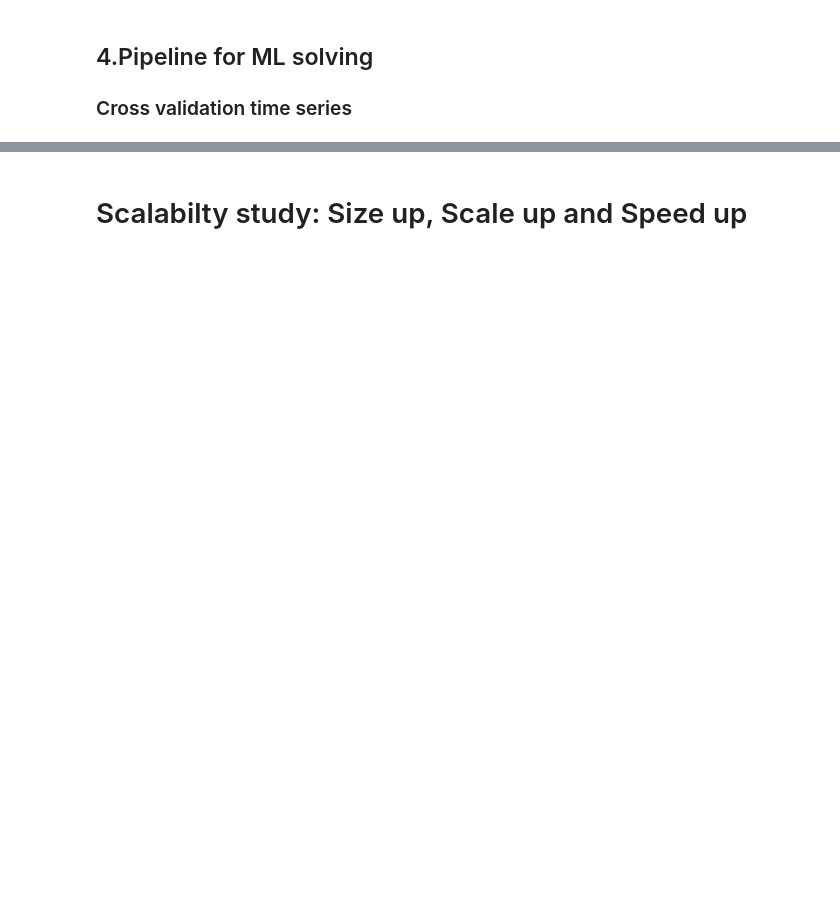
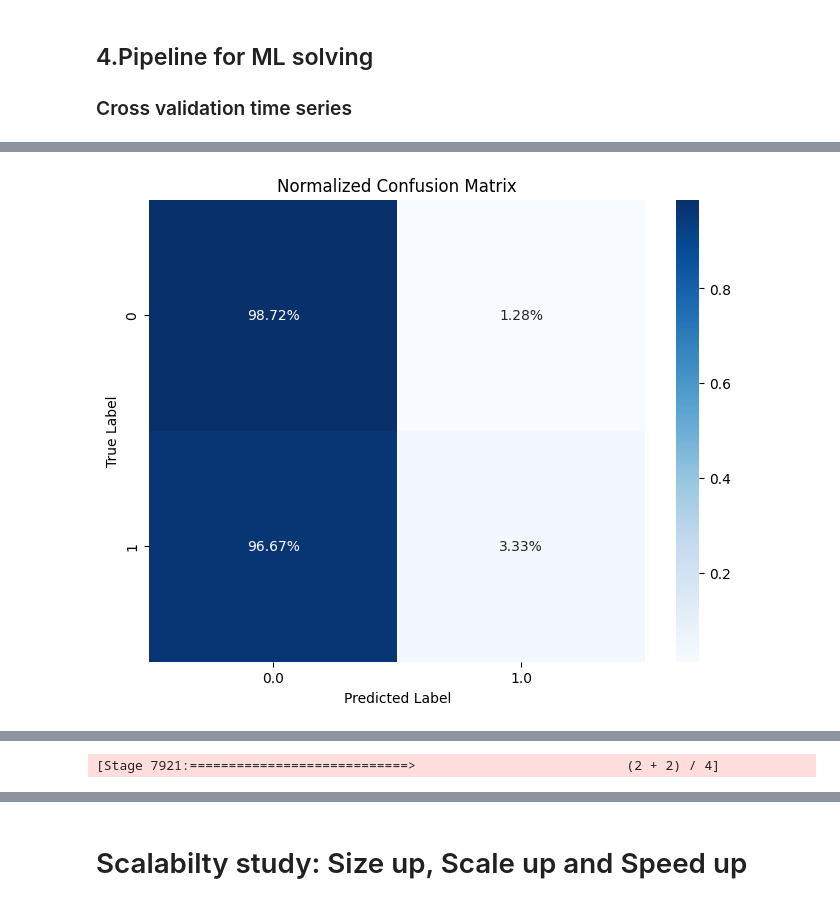
Before and after one commit to Iker-Jauregui/LSDA_Final_Project, a Jupyter notebook: uk_police_notebook.ipynb, the cells around one changed output, grey strips where cells are left out. Saved outputs shown, nothing was run; the diff lists cells and outputs as text; code cells hidden in the pictures; blank space fills up the shorter version.

```diff
--- a/uk_police_notebook.ipynb
+++ b/uk_police_notebook.ipynb
@@ -397,6 +398,8 @@ We decided to use the **`police_force`** as our primary geographical feature ins
 The main idea is: instead of trying to track every single floor tile a person steps on, it’s much more useful to know which building they are in and what the rules are there. By focusing on the police force, we can see the institutional "vibe" and specific policies of a whole department like comparing the Metropolitan Police to Greater Manchester making our bias audit much clearer, more scalable, and way more professional.
 # %%
 cols_to_drop = [
+    "is_person",
+    "strip_search",
     "latitude",
     "longitude",
     "street_id",
@@ -681,43 +713,39 @@ DecisionTreeClassificationModel: uid=DecisionTreeClassifier_3adb7a4709d8, depth=
 # %%
+import matplotlib.pyplot as plt
+import seaborn as sns
+import pandas as pd
 from pyspark.ml.evaluation import BinaryClassificationEvaluator, MulticlassClassificationEvaluator
 from pyspark.sql import functions as F
 
-# 1. Obtener el mejor modelo del cross-validator
+# 1. Get the best model from the cross-validator
 best_model = cv_model.bestModel
 
-# 2. Preparar el dataset de test (aplicar las mismas transformaciones)
-
+# 2. Prepare the test dataset (apply the same transformations)
 print(f"Test data size: {test_df.count()}")
 
-# 3. Hacer predicciones
+# 3. Make predictions
 predictions = best_model.transform(test_df)
 
-# 4. Mostrar algunas predicciones
+# 4. Show some predictions
 print("\nSample predictions:")
 predictions.select("legal_action_taken", "prediction", "probability").show(10, truncate=False)
 
-# 5. Evaluar métricas
+# 5. Evaluate metrics
 
-# Métricas de clasificación binaria
-binary_evaluator_auc = BinaryClassificationEvaluator(
+# --- Binary Classification Metrics (AUC-ROC, AUC-PR) ---
+binary_evaluator = BinaryClassificationEvaluator(
     labelCol="legal_action_taken",
-    rawPredictionCol="rawPrediction",
-    metricName="areaUnderROC"
+    rawPredictionCol="rawPrediction"
 )
 
-binary_evaluator_pr = BinaryClassificationEvaluator(
-    labelCol="legal_action_taken",
-    rawPredictionCol="rawPrediction",
-    metricName="areaUnderPR"
-)
-
-auc = binary_evaluator_auc.evaluate(predictions)
-auc_pr = binary_evaluator_pr.evaluate(predictions)
+auc = binary_evaluator.evaluate(predictions, {binary_evaluator.metricName: "areaUnderROC"})
+auc_pr = binary_evaluator.evaluate(predictions, {binary_evaluator.metricName: "areaUnderPR"})
 
 print(f"\nArea Under ROC Curve (AUC-ROC): {auc:.4f}")
 print(f"Area Under PR Curve (AUC-PR): {auc_pr:.4f}")
 
-# Métricas multiclase (Accuracy, Precision, Recall, F1)
+# --- Multiclass Metrics (Accuracy, F1, Precision, Recall) ---
+# CORRECCIÓN: Usamos MulticlassClassificationEvaluator aquí
 multiclass_evaluator = MulticlassClassificationEvaluator(
     labelCol="legal_action_taken",
     predictionCol="prediction"
@@ -733,17 +761,38 @@ print(f"Weighted Precision: {precision:.4f}")
 print(f"Weighted Recall: {recall:.4f}")
 print(f"F1 Score: {f1:.4f}")
 
-# 6. Matriz de confusión
-print("\nConfusion Matrix:")
-predictions.groupBy("legal_action_taken", "prediction").count().orderBy("legal_action_taken", "prediction").show()
+# 6. Confusion Matrix (Plotting Normalized)
+print("\nConfusion Matrix (Raw Counts):")
+# We calculate counts in Spark
+conf_matrix_spark = predictions.groupBy("legal_action_taken", "prediction").count()
+conf_matrix_spark.orderBy("legal_action_taken", "prediction").show()
 
-# 7. Métricas por clase
+# Convert to Pandas for plotting
+cm_pd = conf_matrix_spark.toPandas()
+
+# Create a pivot table: Index=Actual, Columns=Predicted
+cm_pivot = cm_pd.pivot(index='legal_action_taken', columns='prediction', values='count').fillna(0)
+# Sort index/columns to ensure order 0, 1...
+cm_pivot = cm_pivot.sort_index(axis=0).sort_index(axis=1)
+
+# Normalize by row (True Label) to get percentages
+cm_normalized = cm_pivot.div(cm_pivot.sum(axis=1), axis=0)
+
+# Plot using Seaborn
+plt.figure(figsize=(8, 6))
+sns.heatmap(cm_normalized, annot=True, fmt='.2%', cmap='Blues', cbar=True)
+plt.title('Normalized Confusion Matrix')
+plt.xlabel('Predicted Label')
+plt.ylabel('True Label')
+plt.savefig("media/images/confusion_matrix.png")
+plt.show()
+
+# 7. Metrics by class
 print("\nMetrics by class:")
 for label in [0, 1]:
     tp = predictions.filter((F.col("legal_action_taken") == label) & (F.col("prediction") == label)).count()
     fp = predictions.filter((F.col("legal_action_taken") != label) & (F.col("prediction") == label)).count()
     fn = predictions.filter((F.col("legal_action_taken") == label) & (F.col("prediction") != label)).count()
-    tn = predictions.filter((F.col("legal_action_taken") != label) & (F.col("prediction") != label)).count()
 
     precision_class = tp / (tp + fp) if (tp + fp) > 0 else 0
     recall_class = tp / (tp + fn) if (tp + fn) > 0 else 0
@@ -754,14 +803,4 @@ for label in [0, 1]:
     print(f"  Recall: {recall_class:.4f}")
     print(f"  F1-Score: {f1_class:.4f}")
     print(f"  Support: {tp + fn}")
-
-# 8. Distribución de clases
-print("\nClass distribution in predictions:")
-predictions.groupBy("prediction").count().show()
-
-print("\nClass distribution in actual labels:")
-predictions.groupBy("legal_action_taken").count().show()
-
-# 9. Guardar predicciones si es necesario
-# predictions.select("legal_action_taken", "prediction", "probability").write.parquet("predictions.parquet")
 # %% [output]
@@ -809,0 +841 @@ Class 0:
+[figure, added]
@@ -831,0 +864 @@ Class distribution in actual labels:
+[Stage 7921:============================>                           (2 + 2) / 4]
```
Also changed, not shown: parts of 14 cells of this notebook, 3 other files.
